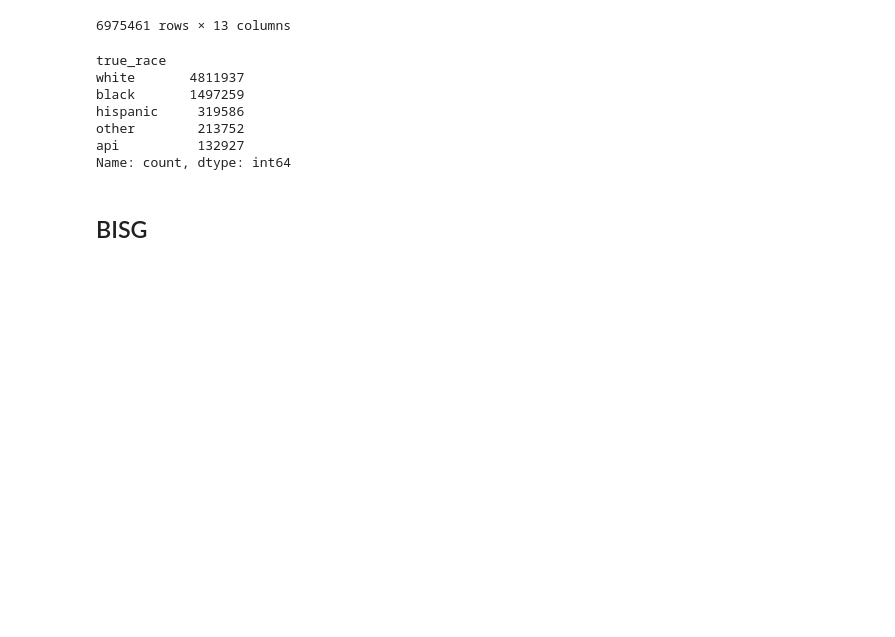
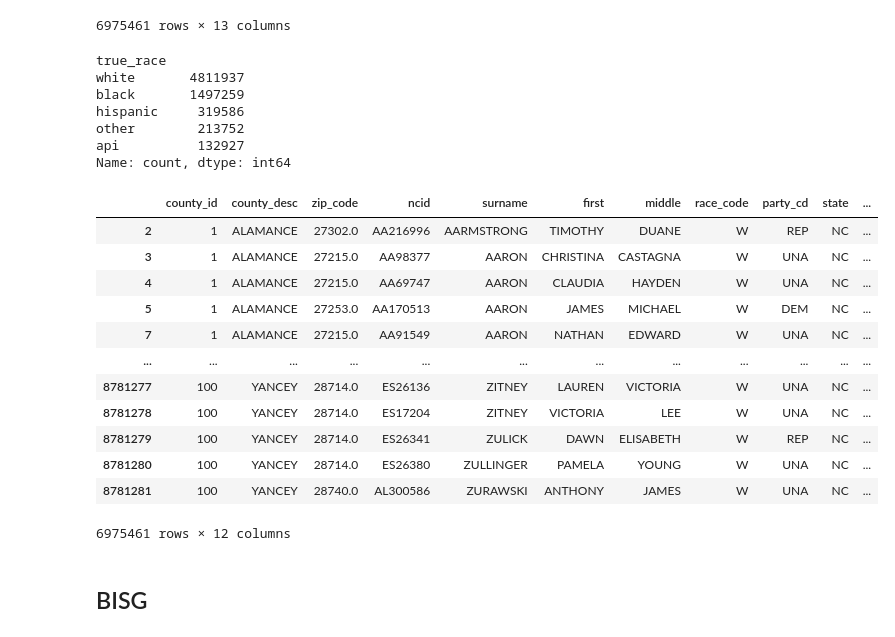
Before and after one commit to LetianY/project-bisg, a Jupyter notebook: notebooks/wru_testing.ipynb, the cells around one changed output. Cells and saved outputs as stored; diff of their text form; code cells hidden in the pictures; blank space fills up the shorter version.

```diff
--- a/notebooks/wru_testing.ipynb
+++ b/notebooks/wru_testing.ipynb
@@ -478,6 +480,22 @@ api          132927
 Name: count, dtype: int64
 # %%
 df.drop(columns=['ethnic_code'], inplace=True)
+# %%
+df
+# %% [output]
+|  | county_id | county_desc | zip_code | ncid | surname | first | middle | race_code | party_cd | state | ... |
+| 2 | 1 | ALAMANCE | 27302.0 | AA216996 | AARMSTRONG | TIMOTHY | DUANE | W | REP | NC | ... |
+| 3 | 1 | ALAMANCE | 27215.0 | AA98377 | AARON | CHRISTINA | CASTAGNA | W | UNA | NC | ... |
+| 4 | 1 | ALAMANCE | 27215.0 | AA69747 | AARON | CLAUDIA | HAYDEN | W | UNA | NC | ... |
+| 5 | 1 | ALAMANCE | 27253.0 | AA170513 | AARON | JAMES | MICHAEL | W | DEM | NC | ... |
+| 7 | 1 | ALAMANCE | 27215.0 | AA91549 | AARON | NATHAN | EDWARD | W | UNA | NC | ... |
+| ... | ... | ... | ... | ... | ... | ... | ... | ... | ... | ... | ... |
+| 8781277 | 100 | YANCEY | 28714.0 | ES26136 | ZITNEY | LAUREN | VICTORIA | W | UNA | NC | ... |
+| 8781278 | 100 | YANCEY | 28714.0 | ES17204 | ZITNEY | VICTORIA | LEE | W | UNA | NC | ... |
+| 8781279 | 100 | YANCEY | 28714.0 | ES26341 | ZULICK | DAWN | ELISABETH | W | REP | NC | ... |
+| 8781280 | 100 | YANCEY | 28714.0 | ES26380 | ZULLINGER | PAMELA | YOUNG | W | UNA | NC | ... |
+| 8781281 | 100 | YANCEY | 28740.0 | AL300586 | ZURAWSKI | ANTHONY | JAMES | W | UNA | NC | ... |
+6975461 rows × 12 columns
 # %% [markdown]
 ## BISG
 # %%
```
Also changed, not shown: parts of 7 cells of this notebook, 1 other file.
